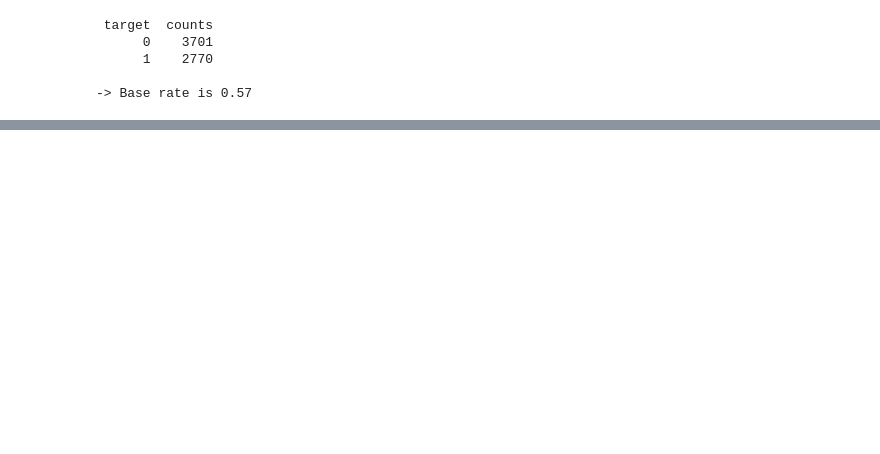
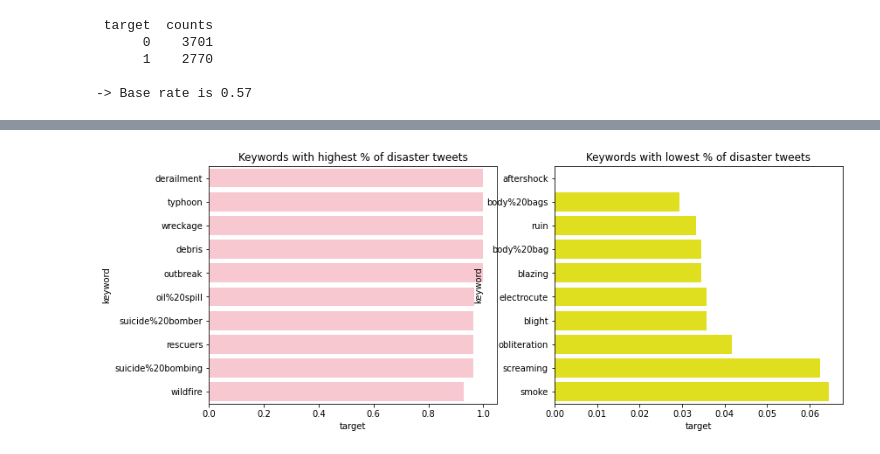
Before and after one commit to KVVisDon/Data-Mining-Project, a Jupyter notebook: code/Team_Microsoft.ipynb, the cells around one changed output, grey strips where cells are left out. Saved outputs shown, nothing was run; the diff lists cells and outputs as text; code cells hidden in the pictures; blank space fills up the shorter version.

```diff
--- a/code/Team_Microsoft.ipynb
+++ b/code/Team_Microsoft.ipynb
@@ -364,0 +190,17 @@ submission_file.to_csv('submission_toSubmit.csv', index=False)
+# %%
+# What keywords are most likely to be real disasters or not? (% occurence)
+# src: https://www.kaggle.com/holfyuen/basic-nlp-on-disaster-tweets
+
+top_d = df.groupby('keyword').mean()['target'].sort_values(ascending=False).head(10)
+top_nd = df.groupby('keyword').mean()['target'].sort_values().head(10)
+
+plt.figure(figsize=(13,5))
+plt.subplot(121)
+sns.barplot(top_d, top_d.index, color='pink')
+plt.title('Keywords with highest % of disaster tweets')
+plt.subplot(122)
+sns.barplot(top_nd, top_nd.index, color='yellow')
+plt.title('Keywords with lowest % of disaster tweets')
+plt.show()
+# %% [output]
+[figure, added]
```
Also changed, not shown: parts of 61 cells of this notebook.
